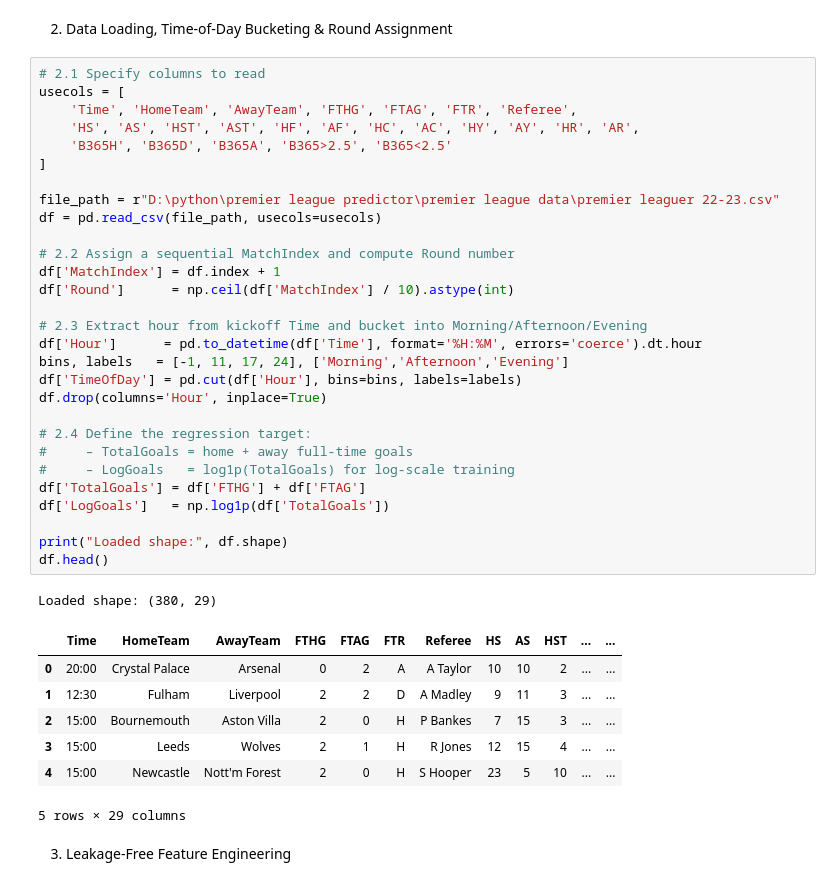
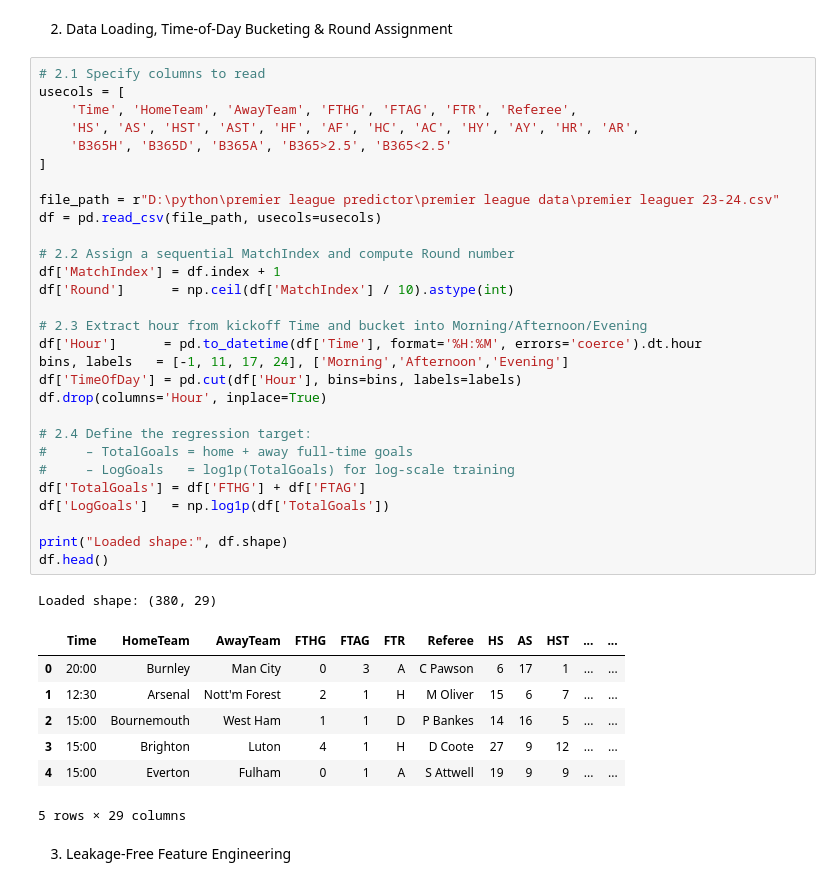
Before and after one commit to FifaMark/Thesis, a Jupyter notebook: Ai models/goals/polireg_goals.ipynb, the cells around one changed output. Cells and saved outputs as stored; diff of their text form.

```diff
--- a/Ai models/goals/polireg_goals.ipynb
+++ b/Ai models/goals/polireg_goals.ipynb
@@ -22,39 +22,39 @@ plt.style.use('seaborn-v0_8-whitegrid')
 # 2.1 Specify columns to read
 usecols = [
     'Time', 'HomeTeam', 'AwayTeam', 'FTHG', 'FTAG', 'FTR', 'Referee',
     'HS', 'AS', 'HST', 'AST', 'HF', 'AF', 'HC', 'AC', 'HY', 'AY', 'HR', 'AR',
     'B365H', 'B365D', 'B365A', 'B365>2.5', 'B365<2.5'
 ]
 
-file_path = r"D:\python\premier league predictor\premier league data\premier leaguer 22-23.csv"
+file_path = r"D:\python\premier league predictor\premier league data\premier leaguer 23-24.csv"
 df = pd.read_csv(file_path, usecols=usecols)
 
 # 2.2 Assign a sequential MatchIndex and compute Round number
 df['MatchIndex'] = df.index + 1
 df['Round']      = np.ceil(df['MatchIndex'] / 10).astype(int)
 
 # 2.3 Extract hour from kickoff Time and bucket into Morning/Afternoon/Evening
 df['Hour']      = pd.to_datetime(df['Time'], format='%H:%M', errors='coerce').dt.hour
 bins, labels   = [-1, 11, 17, 24], ['Morning','Afternoon','Evening']
 df['TimeOfDay'] = pd.cut(df['Hour'], bins=bins, labels=labels)
 df.drop(columns='Hour', inplace=True)
 
 # 2.4 Define the regression target:
 #     – TotalGoals = home + away full‐time goals
 #     – LogGoals   = log1p(TotalGoals) for log‐scale training
 df['TotalGoals'] = df['FTHG'] + df['FTAG']
 df['LogGoals']   = np.log1p(df['TotalGoals'])
 
 print("Loaded shape:", df.shape)
 df.head()
 # %% [output]
 Loaded shape: (380, 29)
 |  | Time | HomeTeam | AwayTeam | FTHG | FTAG | FTR | Referee | HS | AS | HST | ... | ... |
-| 0 | 20:00 | Crystal Palace | Arsenal | 0 | 2 | A | A Taylor | 10 | 10 | 2 | ... | ... |
-| 1 | 12:30 | Fulham | Liverpool | 2 | 2 | D | A Madley | 9 | 11 | 3 | ... | ... |
-| 2 | 15:00 | Bournemouth | Aston Villa | 2 | 0 | H | P Bankes | 7 | 15 | 3 | ... | ... |
-| 3 | 15:00 | Leeds | Wolves | 2 | 1 | H | R Jones | 12 | 15 | 4 | ... | ... |
-| 4 | 15:00 | Newcastle | Nott'm Forest | 2 | 0 | H | S Hooper | 23 | 5 | 10 | ... | ... |
+| 0 | 20:00 | Burnley | Man City | 0 | 3 | A | C Pawson | 6 | 17 | 1 | ... | ... |
+| 1 | 12:30 | Arsenal | Nott'm Forest | 2 | 1 | H | M Oliver | 15 | 6 | 7 | ... | ... |
+| 2 | 15:00 | Bournemouth | West Ham | 1 | 1 | D | P Bankes | 14 | 16 | 5 | ... | ... |
+| 3 | 15:00 | Brighton | Luton | 4 | 1 | H | D Coote | 27 | 9 | 12 | ... | ... |
+| 4 | 15:00 | Everton | Fulham | 0 | 1 | A | S Attwell | 19 | 9 | 9 | ... | ... |
 5 rows × 29 columns
 # %% [markdown]
 3. Leakage‐Free Feature Engineering
```
Also changed, not shown: parts of 2 cells of this notebook, 58 other files.
